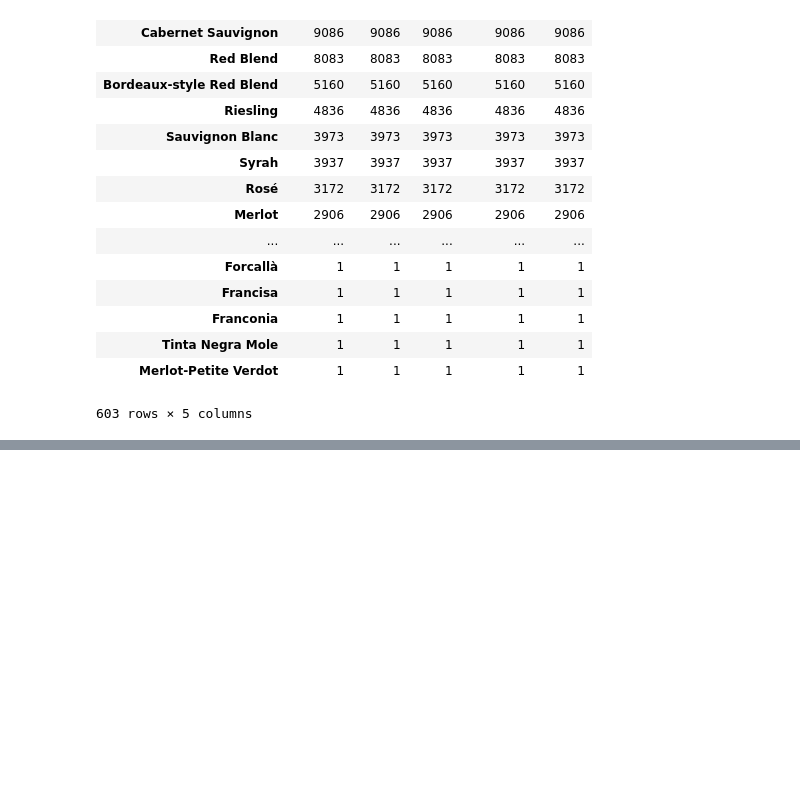
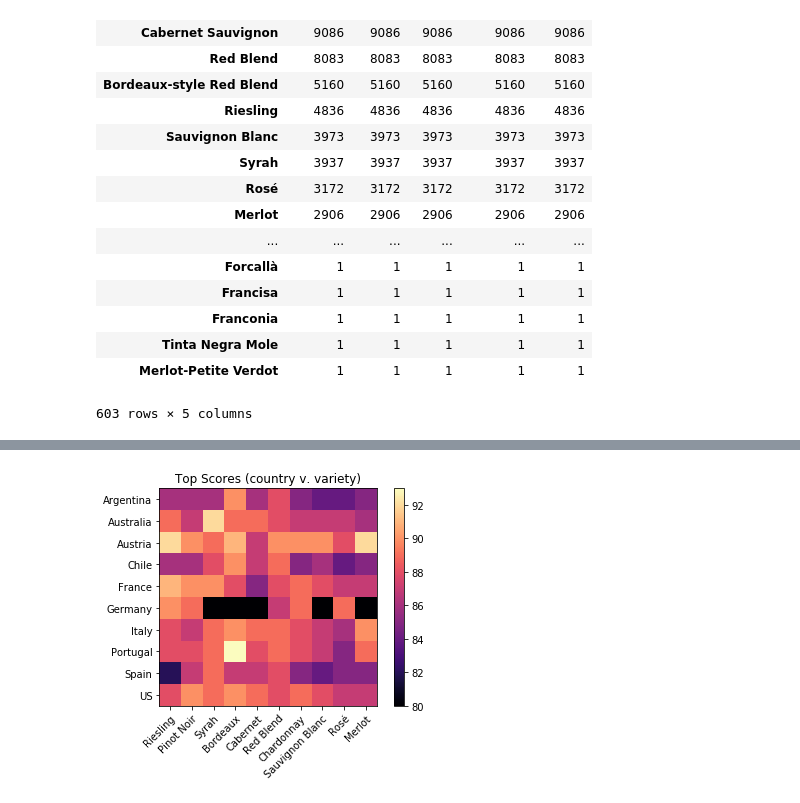
Before and after one commit to christer19/Wine_Analytics, a Jupyter notebook: Clean_data.ipynb, the cells around one changed output, grey strips where cells are left out. Saved outputs shown, nothing was run; the diff lists cells and outputs as text; code cells hidden in the pictures; blank space fills up the shorter version.

Commit message:
added my code for heatmap

```diff
--- a/Clean_data.ipynb
+++ b/Clean_data.ipynb
@@ -364,0 +336,65 @@ ValueError: cannot copy sequence with size 12191 to array axis with dimension 6
+# %%
+# MICHAEL'S CATEGORICAL HEATMAP
+
+varieties = ['Riesling',
+             'Pinot Noir',
+             'Syrah',
+             'Bordeaux',
+             'Cabernet',
+             'Red Blend',
+             'Chardonnay',
+             'Sauvignon Blanc',
+             'Rosé',
+             'Merlot']
+
+country = ['Argentina',
+           'Australia',
+           'Austria',
+           'Chile',
+           'France',
+           'Germany',
+           'Italy',
+           'Portugal',
+           'Spain',
+           'US',
+           ]
+
+scores = ([
+    [86, 86, 86, 90, 86, 88, 85, 84, 84, 85],
+    [89, 87, 92, 89, 89, 88, 87, 87, 87, 86],
+    [92, 90, 89, 91, 87, 90, 90, 90, 88, 92],
+    [86, 86, 88, 90, 87, 89, 85, 86, 84, 85],
+    [91, 90, 90, 88, 85, 88, 89, 88, 87, 87],
+    [90, 89, 80, 80, 80, 87, 89, 80, 89, 80],
+    [88, 87, 89, 90, 89, 89, 88, 87, 86, 90],
+    [88, 88, 89, 93, 88, 89, 88, 87, 85, 89],
+    [82, 87, 89, 87, 87, 88, 85, 84, 85, 85],
+    [88, 90, 89, 90, 89, 88, 89, 88, 87, 87]
+
+])
+
+
+fig, ax = plt.subplots()
+im = ax.imshow(scores)
+
+# We want to show all ticks...
+ax.set_xticks(np.arange(len(varieties)))
+ax.set_yticks(np.arange(len(country)))
+
+# ... and label them with the respective list entries
+ax.set_xticklabels(varieties)
+ax.set_yticklabels(country)
+
+# Rotate the tick labels and set their alignment.
+plt.setp(ax.get_xticklabels(), rotation=45, ha="right", rotation_mode="anchor")
+
+# Set colorbar
+
+
+ax.set_title("Top Scores (country v. variety)")
+plt.imshow(scores, cmap='magma')
+
+plt.colorbar()
+plt.show()
+# %% [output]
+[figure, added]
```
Also changed, not shown: parts of 8 cells of this notebook, 1 other file.
